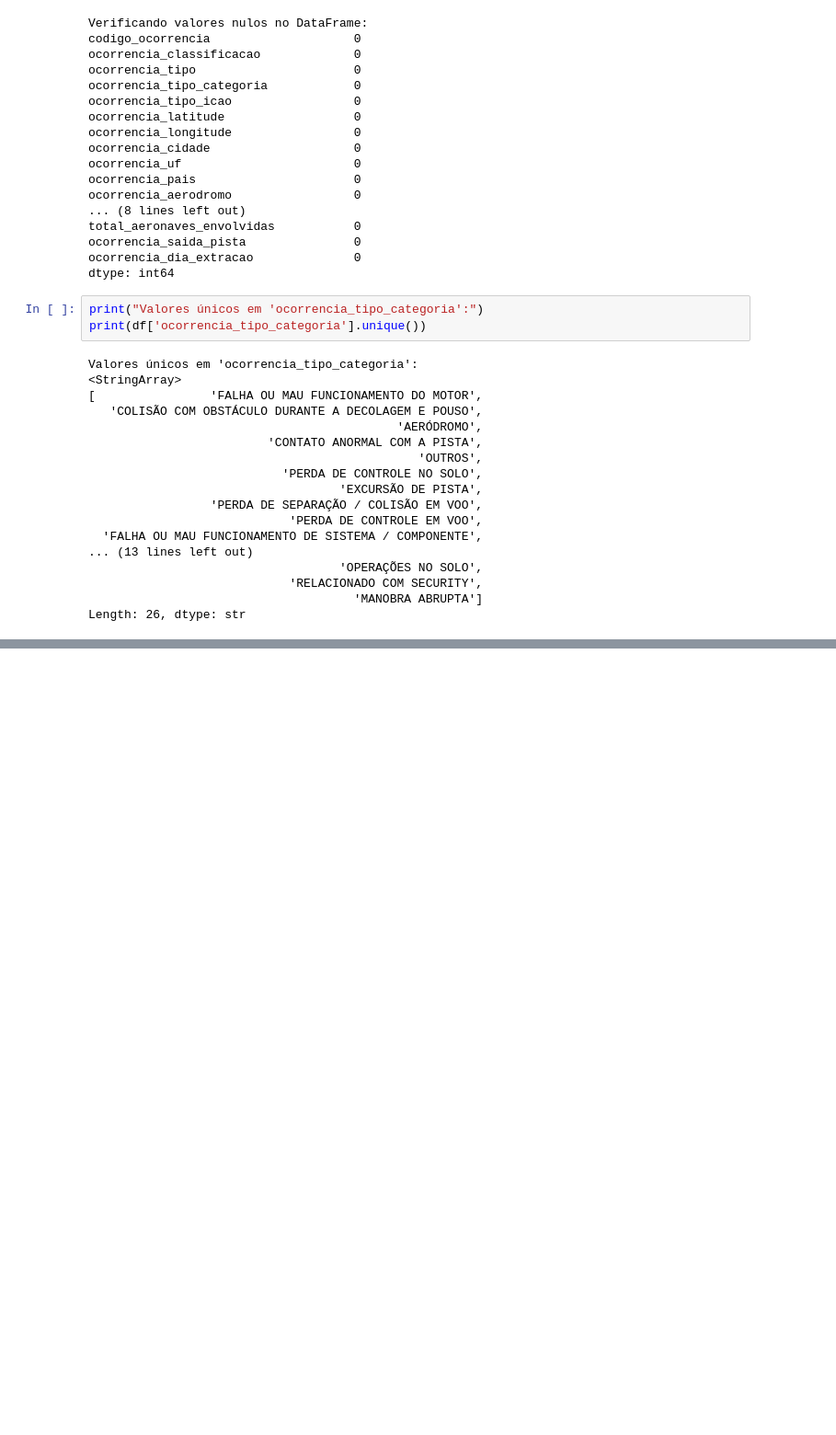
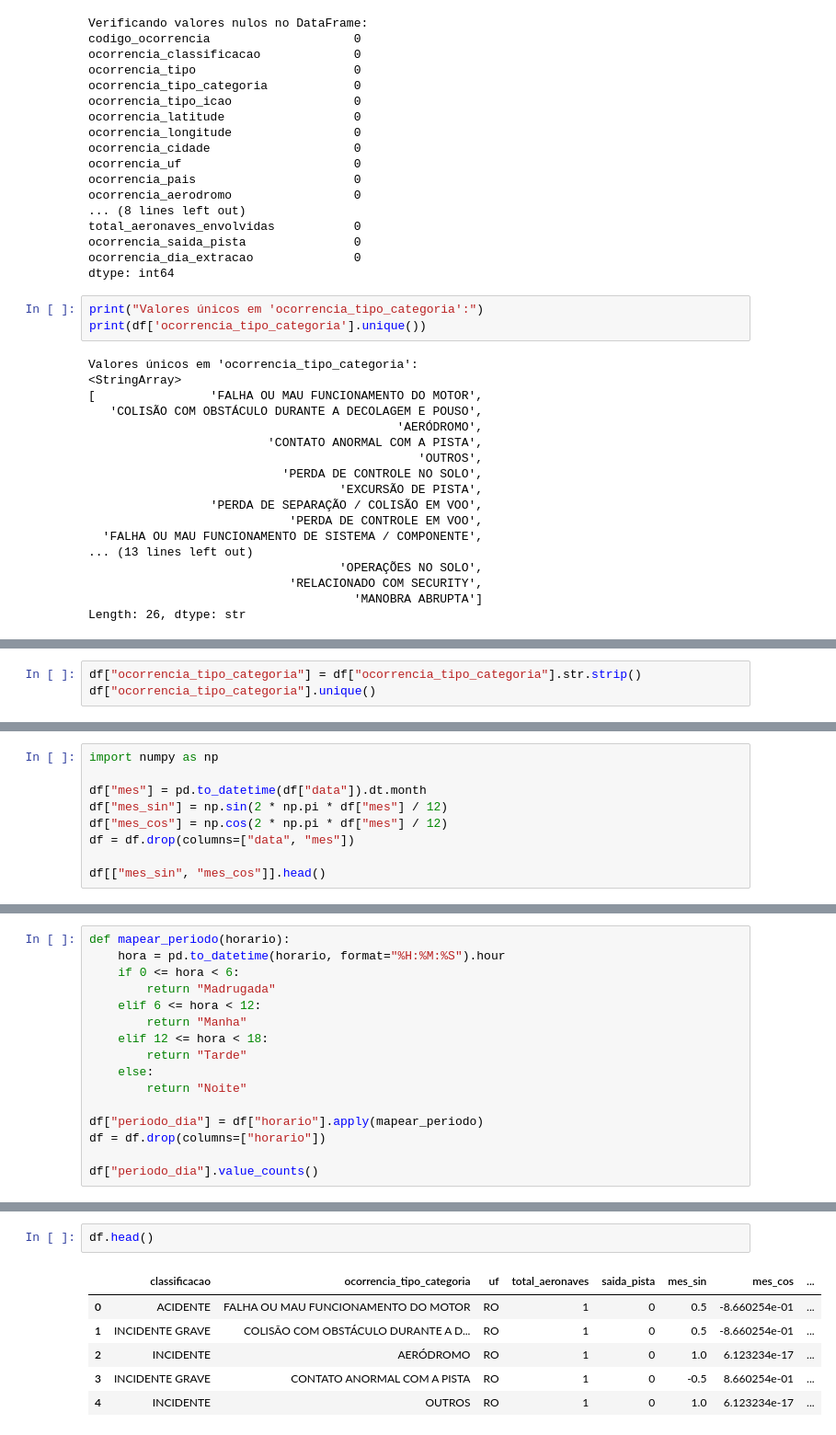
Before and after one commit to queirogaraffael/flight-analytics-br, a Jupyter notebook: notebooks/Flight_Analytics_BR.ipynb, the cells around one changed output, grey strips where cells are left out. Shown at 92% size. Cells and saved outputs as stored; diff of their text form; blank space fills up the shorter version.

```diff
--- a/notebooks/Flight_Analytics_BR.ipynb
+++ b/notebooks/Flight_Analytics_BR.ipynb
@@ -378,0 +239,3 @@ plt.show()
+# %%
+df["ocorrencia_tipo_categoria"] = df["ocorrencia_tipo_categoria"].str.strip()
+df["ocorrencia_tipo_categoria"].unique()
@@ -378,0 +260,9 @@ plt.show()
+# %%
+import numpy as np
+
+df["mes"] = pd.to_datetime(df["data"]).dt.month
+df["mes_sin"] = np.sin(2 * np.pi * df["mes"] / 12)
+df["mes_cos"] = np.cos(2 * np.pi * df["mes"] / 12)
+df = df.drop(columns=["data", "mes"])
+
+df[["mes_sin", "mes_cos"]].head()
@@ -378,0 +276,16 @@ plt.show()
+# %%
+def mapear_periodo(horario):
+    hora = pd.to_datetime(horario, format="%H:%M:%S").hour
+    if 0 <= hora < 6:
+        return "Madrugada"
+    elif 6 <= hora < 12:
+        return "Manha"
+    elif 12 <= hora < 18:
+        return "Tarde"
+    else:
+        return "Noite"
+
+df["periodo_dia"] = df["horario"].apply(mapear_periodo)
+df = df.drop(columns=["horario"])
+
+df["periodo_dia"].value_counts()
@@ -378,0 +307,9 @@ plt.show()
+# %%
+df.head()
+# %% [output]
+|  | classificacao | ocorrencia_tipo_categoria | uf | total_aeronaves | saida_pista | mes_sin | mes_cos | ... |
+| 0 | ACIDENTE | FALHA OU MAU FUNCIONAMENTO DO MOTOR | RO | 1 | 0 | 0.5 | -8.660254e-01 | ... |
+| 1 | INCIDENTE GRAVE | COLISÃO COM OBSTÁCULO DURANTE A D... | RO | 1 | 0 | 0.5 | -8.660254e-01 | ... |
+| 2 | INCIDENTE | AERÓDROMO | RO | 1 | 0 | 1.0 | 6.123234e-17 | ... |
+| 3 | INCIDENTE GRAVE | CONTATO ANORMAL COM A PISTA | RO | 1 | 0 | -0.5 | 8.660254e-01 | ... |
+| 4 | INCIDENTE | OUTROS | RO | 1 | 0 | 1.0 | 6.123234e-17 | ... |
```
Also changed, not shown: parts of 51 cells of this notebook.
